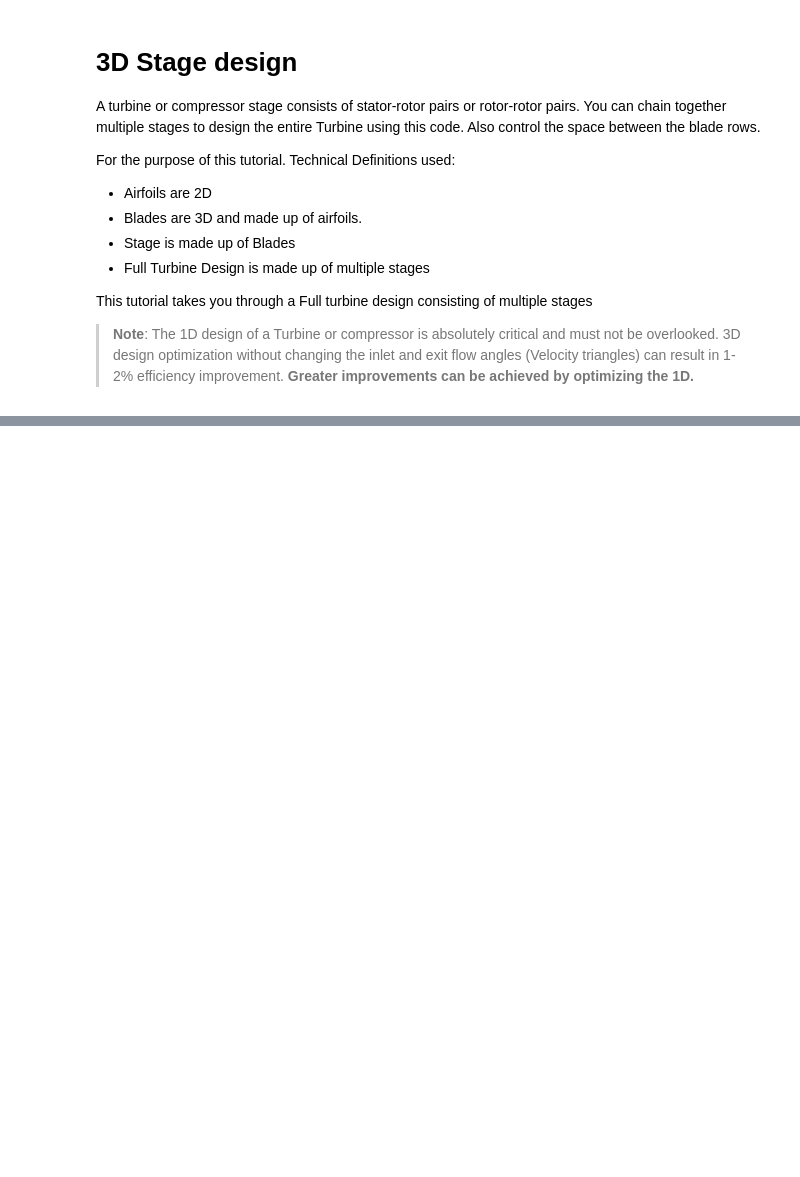
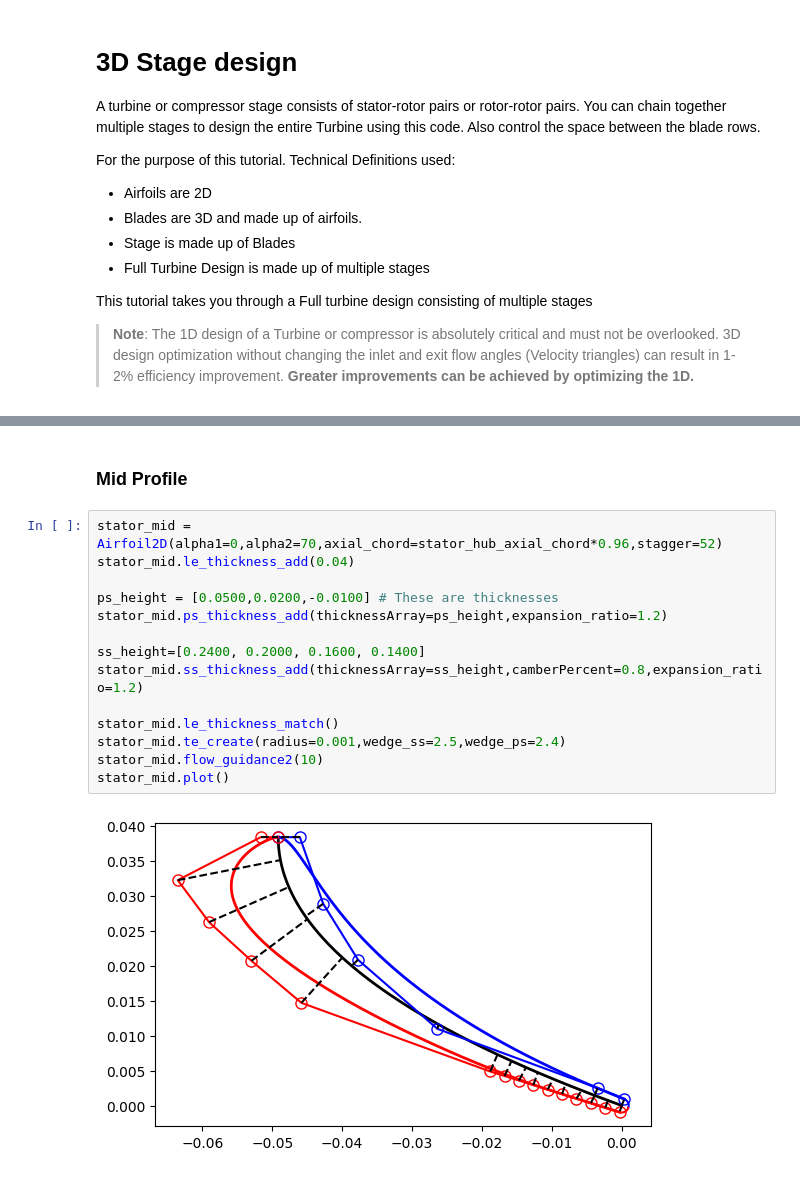
Before and after one commit to nasa/pyturbo-aero, a Jupyter notebook: tutorials/3D_StageTutorial.ipynb, the cells around one changed output, grey strips where cells are left out. Drawn from its saved outputs; the diff is of its cells as text; blank space fills up the shorter version.

```diff
--- a/tutorials/3D_StageTutorial.ipynb
+++ b/tutorials/3D_StageTutorial.ipynb
@@ -24,0 +51,18 @@ Below is an example of creating a stator blade
+# %% [markdown]
+### Mid Profile
+# %%
+stator_mid = Airfoil2D(alpha1=0,alpha2=70,axial_chord=stator_hub_axial_chord*0.96,stagger=52)
+stator_mid.le_thickness_add(0.04)
+
+ps_height = [0.0500,0.0200,-0.0100] # These are thicknesses
+stator_mid.ps_thickness_add(thicknessArray=ps_height,expansion_ratio=1.2)
+
+ss_height=[0.2400, 0.2000, 0.1600, 0.1400]
+stator_mid.ss_thickness_add(thicknessArray=ss_height,camberPercent=0.8,expansion_ratio=1.2)
+
+stator_mid.le_thickness_match()
+stator_mid.te_create(radius=0.001,wedge_ss=2.5,wedge_ps=2.4)
+stator_mid.flow_guidance2(10)
+stator_mid.plot()
+# %% [output]
+[figure, added]
```
Also changed, not shown: parts of 39 cells of this notebook, 11 other files.
